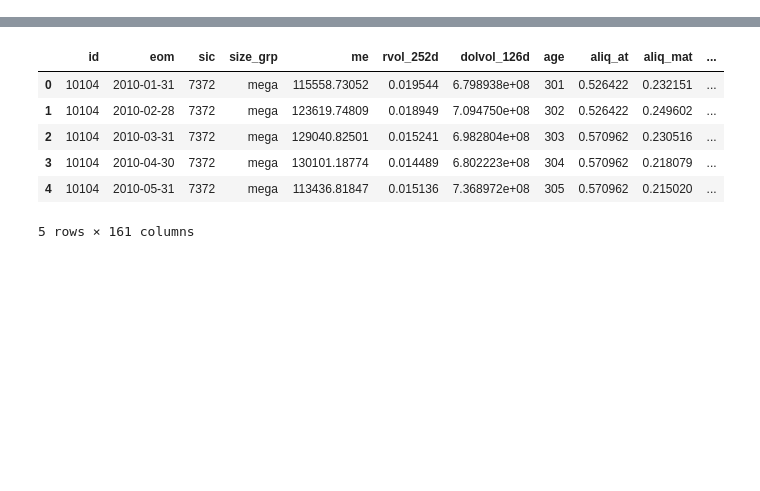
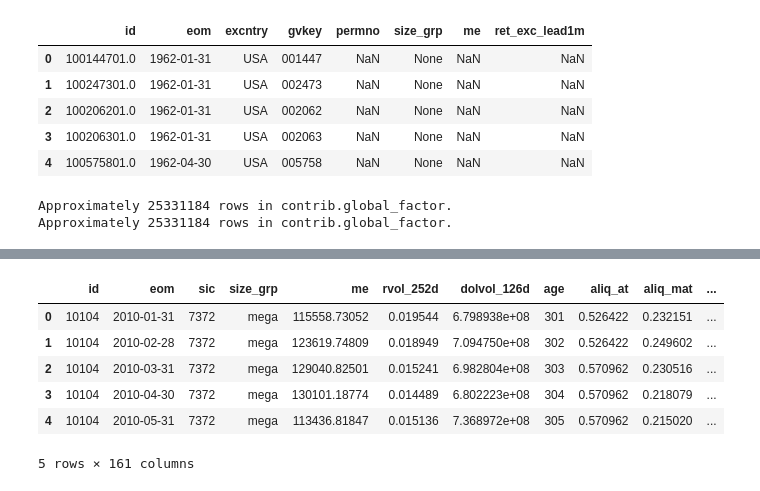
Before and after one commit to Hedegaard9/Master, a Jupyter notebook: Collect_data.ipynb, the cells around one changed output, grey strips where cells are left out. Drawn from its saved outputs; the diff is of its cells as text; code cells hidden in the pictures; blank space fills up the shorter version.

Commit message:
Made a new notebook for data collection

```diff
--- a/Collect_data.ipynb
+++ b/Collect_data.ipynb
@@ -21,0 +25,2 @@ file_path_rvol_252 = "./Data/rvol_252.csv"
+# %%
+wrds_db = wrds.Connection()
@@ -21,0 +62,24 @@ file_path_rvol_252 = "./Data/rvol_252.csv"
+# %%
+sql_query = """
+SELECT id, eom, excntry, gvkey, permno, size_grp, me, ret_exc_lead1m
+FROM contrib.global_factor
+WHERE common=1 AND exch_main=1 AND primary_sec=1 AND obs_main=1 AND
+excntry='USA'
+"""
+data = wrds_db.raw_sql(sql_query)
+# %%
+data.head()
+# %% [output]
+|  | id | eom | excntry | gvkey | permno | size_grp | me | ret_exc_lead1m |
+| 0 | 100144701.0 | 1962-01-31 | USA | 001447 | NaN | None | NaN | NaN |
+| 1 | 100247301.0 | 1962-01-31 | USA | 002473 | NaN | None | NaN | NaN |
+| 2 | 100206201.0 | 1962-01-31 | USA | 002062 | NaN | None | NaN | NaN |
+| 3 | 100206301.0 | 1962-01-31 | USA | 002063 | NaN | None | NaN | NaN |
+| 4 | 100575801.0 | 1962-04-30 | USA | 005758 | NaN | None | NaN | NaN |
+# %%
+wrds_db.describe_table('contrib', 'global_factor')
+# Hent kolonnenavne fra WRDS-tabellen
+wrds_columns = wrds_db.describe_table('contrib', 'global_factor')['name'].tolist()
+# %% [output]
+Approximately 25331184 rows in contrib.global_factor.
+Approximately 25331184 rows in contrib.global_factor.
```
Also changed, not shown: parts of 11 cells of this notebook, 1 other file.
